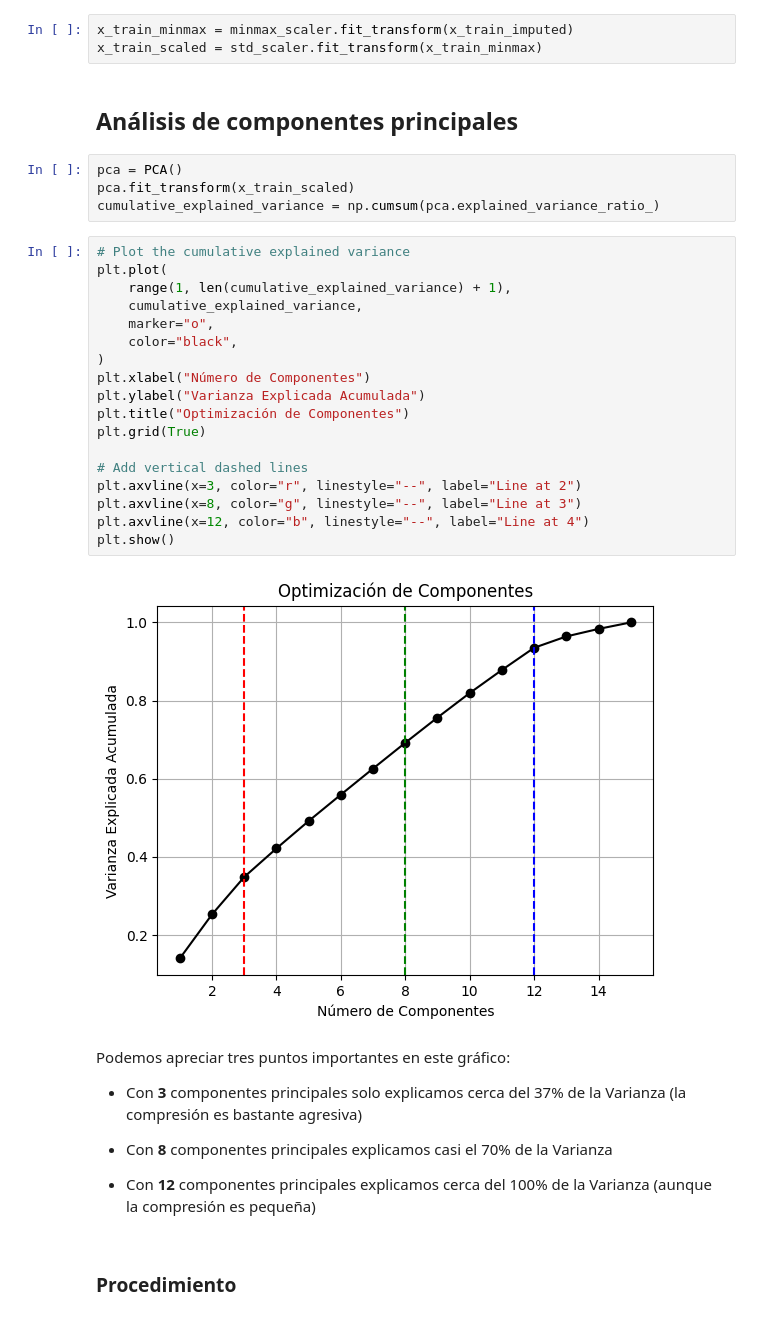
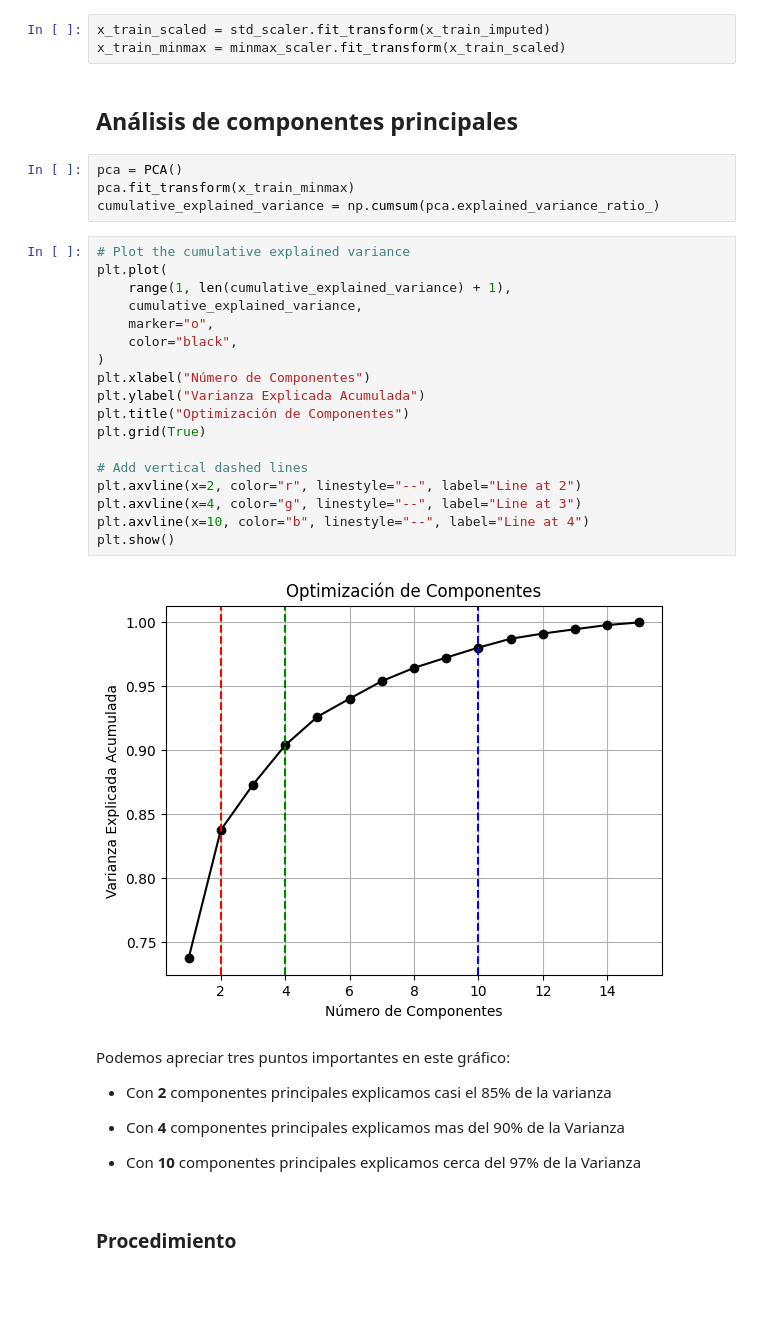
Before and after one commit to contepablod/ML_Bourbaki, a Jupyter notebook: Semana1/ESG_indicators_missing_value_estimation.ipynb, the cells around one changed output. Cells and saved outputs as stored; diff of their text form; blank space fills up the shorter version.

```diff
--- a/Semana1/ESG_indicators_missing_value_estimation.ipynb
+++ b/Semana1/ESG_indicators_missing_value_estimation.ipynb
@@ -486,43 +487,43 @@ No se imputan datos negativos demás, pero no deseamos que esos pocos valores ne
 # %%
 minmax_scaler = MinMaxScaler()
 std_scaler = StandardScaler()
-# %%
-x_train_minmax = minmax_scaler.fit_transform(x_train_imputed)
-x_train_scaled = std_scaler.fit_transform(x_train_minmax)
+# %%
+x_train_scaled = std_scaler.fit_transform(x_train_imputed)
+x_train_minmax = minmax_scaler.fit_transform(x_train_scaled)
 # %% [markdown]
 ## Análisis de componentes principales
 # %%
 pca = PCA()
-pca.fit_transform(x_train_scaled)
+pca.fit_transform(x_train_minmax)
 cumulative_explained_variance = np.cumsum(pca.explained_variance_ratio_)
 # %%
 # Plot the cumulative explained variance
 plt.plot(
     range(1, len(cumulative_explained_variance) + 1),
     cumulative_explained_variance,
     marker="o",
     color="black",
 )
 plt.xlabel("Número de Componentes")
 plt.ylabel("Varianza Explicada Acumulada")
 plt.title("Optimización de Componentes")
 plt.grid(True)
 
 # Add vertical dashed lines
-plt.axvline(x=3, color="r", linestyle="--", label="Line at 2")
-plt.axvline(x=8, color="g", linestyle="--", label="Line at 3")
-plt.axvline(x=12, color="b", linestyle="--", label="Line at 4")
+plt.axvline(x=2, color="r", linestyle="--", label="Line at 2")
+plt.axvline(x=4, color="g", linestyle="--", label="Line at 3")
+plt.axvline(x=10, color="b", linestyle="--", label="Line at 4")
 plt.show()
 # %% [output]
-[figure, old version]
+[figure, new version]
 # %% [markdown]
 Podemos apreciar tres puntos importantes en este gráfico:
 
-* Con **3** componentes principales solo explicamos cerca del 37% de la Varianza (la compresión es bastante agresiva)
+* Con **2** componentes principales explicamos casi el 85% de la varianza
 
-* Con **8** componentes principales explicamos casi el 70% de la Varianza
+* Con **4** componentes principales explicamos mas del 90% de la Varianza
 
-* Con **12** componentes principales explicamos cerca del 100% de la Varianza (aunque la compresión es pequeña)
+* Con **10** componentes principales explicamos cerca del 97% de la Varianza
 # %% [markdown]
 ### Procedimiento
 # %%
```
Also changed, not shown: parts of 38 cells of this notebook, 5 other files.
